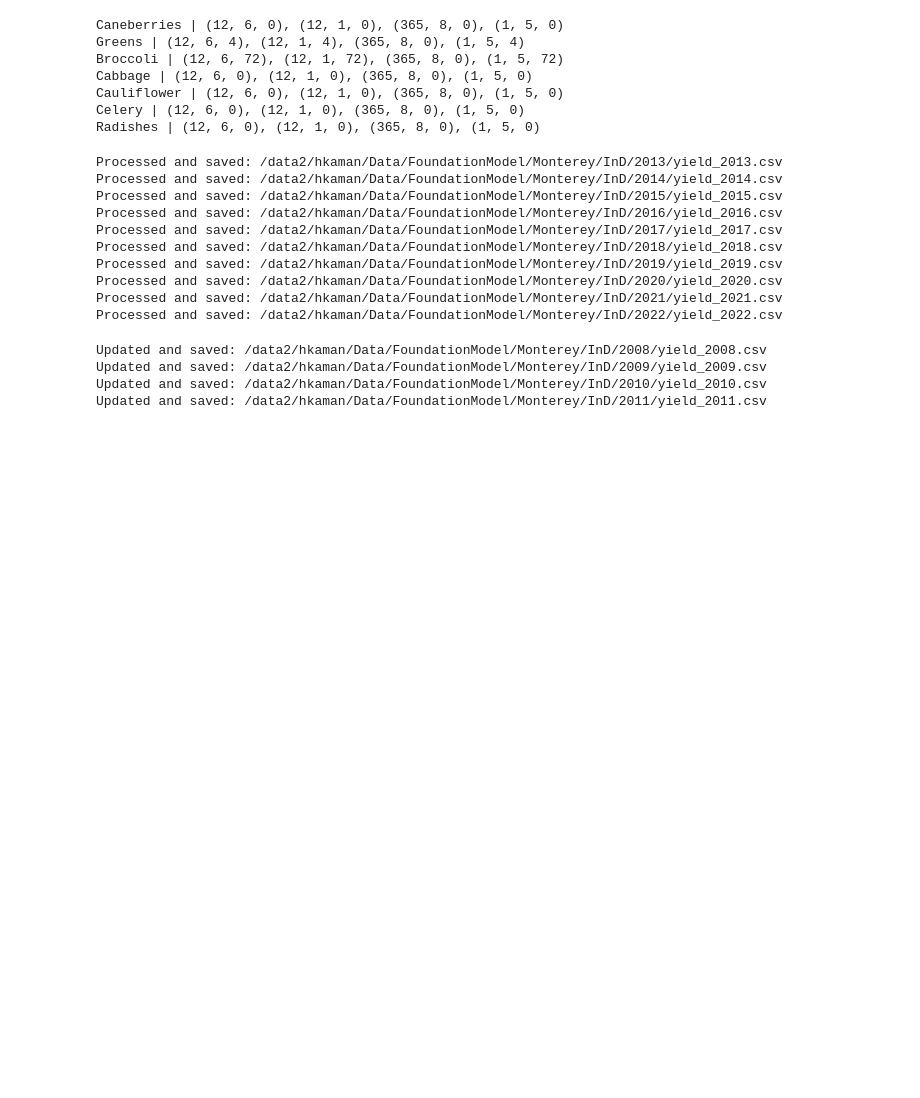
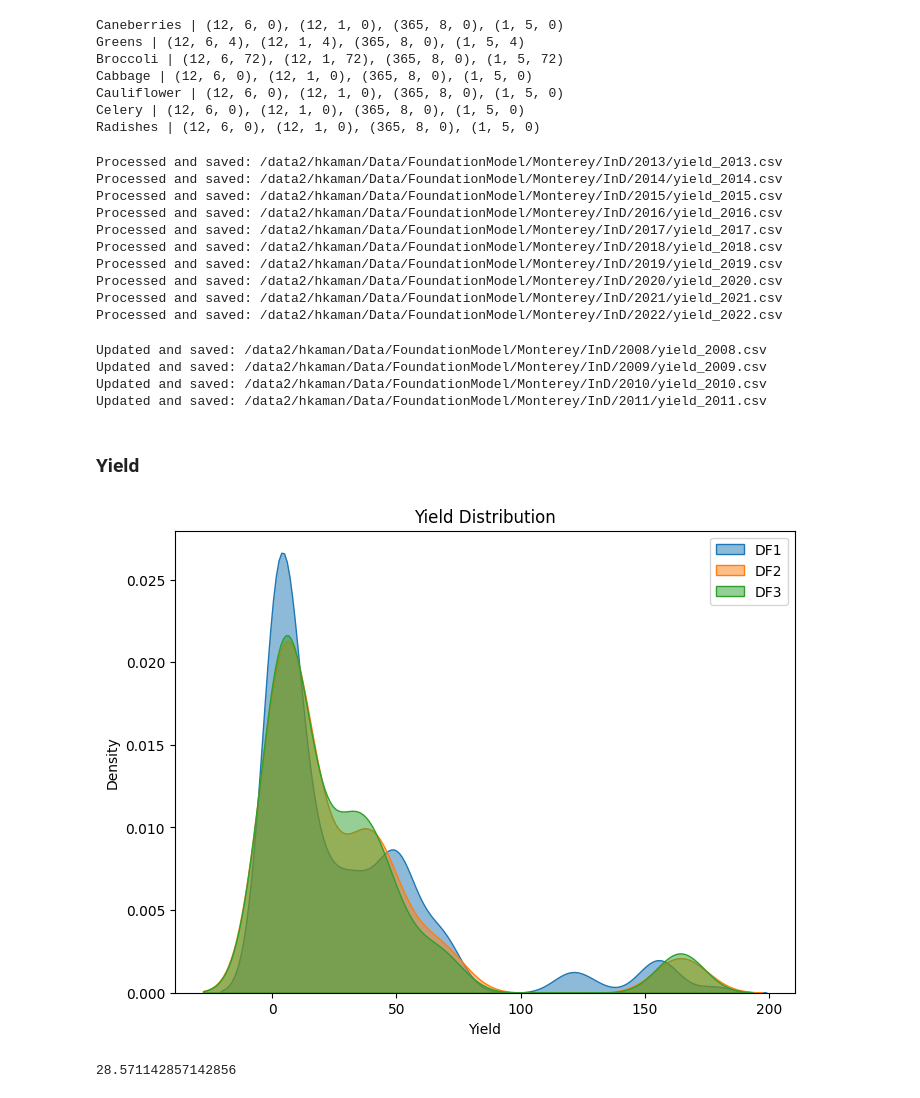
Before and after one commit to plant-ai-biophysics-lab/california-crop-yield-benchmark, a Jupyter notebook: src/DataL.ipynb, the cells around one changed output. Drawn from its saved outputs; the diff is of its cells as text; code cells hidden in the pictures; blank space fills up the shorter version.

```diff
--- a/src/DataL.ipynb
+++ b/src/DataL.ipynb
@@ -28,7 +28,7 @@ print(f"Climate Sample Shape: {climate_sample.shape}")  # Expected: (1, 365, 8,
 print(f"Soil Sample Shape: {soil_sample.shape}")        # Expected: (1, 1, 5, N)
 # %%
 import torch
-landsat_sample = torch.randn(32, 12, 6, 512)  # (num_samples, 12, 6, N)
-et_sample = torch.randn(32, 12, 1, 512)  # (num_samples, 12, 1, N)
-climate_sample = torch.randn(32, 365, 8, 32)  # (num_samples, 365, 8, M)
-soil_sample = torch.randn(32, 1, 5, 512)  # (num_samples, 1, 5, N)
+landsat_sample = torch.randn(32, 12, 6, 128)  # (num_samples, 12, 6, N)
+et_sample = torch.randn(32, 12, 1, 128)  # (num_samples, 12, 1, N)
+climate_sample = torch.randn(32, 365, 8, 128)  # (num_samples, 365, 8, M)
+soil_sample = torch.randn(32, 1, 5, 128)  # (num_samples, 1, 5, N)
@@ -150,3 +144,5 @@ Updated and saved: /data2/hkaman/Data/FoundationModel/Monterey/InD/2008/yield_20
 Updated and saved: /data2/hkaman/Data/FoundationModel/Monterey/InD/2009/yield_2009.csv
 Updated and saved: /data2/hkaman/Data/FoundationModel/Monterey/InD/2010/yield_2010.csv
 Updated and saved: /data2/hkaman/Data/FoundationModel/Monterey/InD/2011/yield_2011.csv
+# %% [markdown]
+### Yield
@@ -152,0 +188,28 @@ Updated and saved: /data2/hkaman/Data/FoundationModel/Monterey/InD/2011/yield_20
+# %%
+import numpy as np
+import matplotlib.pyplot as plt
+import seaborn as sns
+
+
+# Create the figure
+plt.figure(figsize=(8, 6))
+
+# Plot KDE distributions with filled areas (shadows)
+sns.kdeplot(train_df['yield'], bw_adjust=0.5, fill=True, alpha=0.5, label='DF1')
+sns.kdeplot(valid_df['yield'], bw_adjust=0.5, fill=True, alpha=0.5, label='DF2')
+sns.kdeplot(test_df['yield'], bw_adjust=0.5, fill=True, alpha=0.5, label='DF3')
+
+# Labels and title
+plt.xlabel("Yield")
+plt.ylabel("Density")
+plt.title("Yield Distribution")
+plt.legend()
+
+# Show the plot
+plt.show()
+# %% [output]
+[figure, added]
+# %%
+test_df['yield'].mean()
+# %% [output]
+28.571142857142856
```
Also changed, not shown: parts of 3 cells of this notebook, 8 other files.
